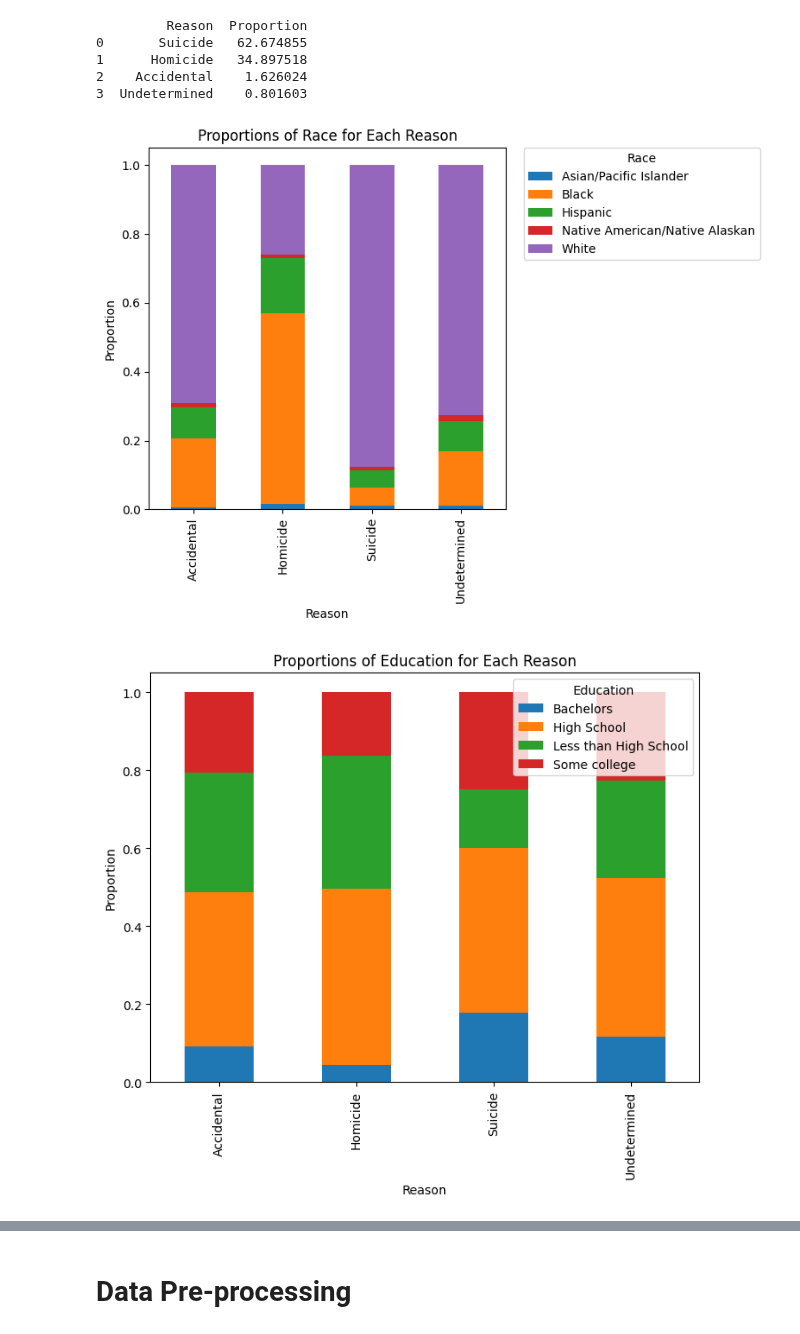
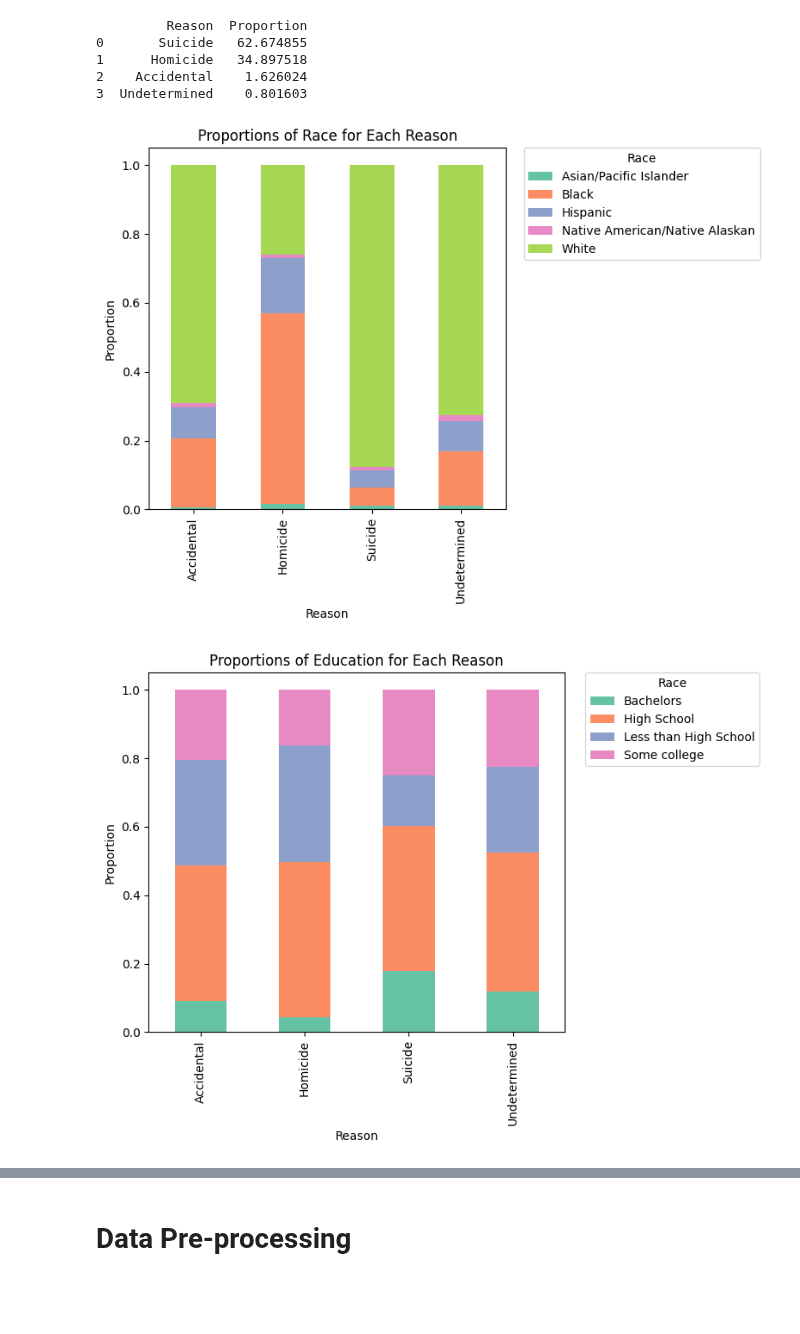
Before and after one commit to ahuang28/cs3244_final_project, a Jupyter notebook: code.ipynb, the cells around one changed output, grey strips where cells are left out. Cells and saved outputs as stored; diff of their text form; code cells hidden in the pictures; blank space fills up the shorter version.

Commit message:
updated plot

```diff
--- a/code.ipynb
+++ b/code.ipynb
@@ -111,36 +82,35 @@ print(proportion_table)
 2    Accidental    1.626024
 3  Undetermined    0.801603
 # %%
-crosstab = pd.crosstab(df['Reason'], df['Race'], normalize='index')
+crosstab = pd.crosstab(df_clean['Reason'], df_clean['Race'], normalize='index')
 
-# Plot the crosstab as a stacked bar chart
-ax = crosstab.plot(kind='bar', stacked=True, figsize=(8, 6))
+colors = sns.color_palette("Set2", n_colors=len(crosstab.columns))
+ax = crosstab.plot(kind='bar', stacked=True, figsize=(8, 6), color=colors)
 
-# Add labels and title
 plt.xlabel('Reason')
 plt.ylabel('Proportion')
 plt.title('Proportions of Race for Each Reason')
 
-# Adjust the legend to avoid overlap and move it outside of the plot
 plt.legend(title='Race', bbox_to_anchor=(1.05, 1), loc='upper left', borderaxespad=0.)
 
-# Optionally, adjust the layout so that everything fits without overlapping
 plt.tight_layout()
-
-# Show the plot
 plt.show()
 # %% [output]
-[figure, old version]
+[figure, new version]
 # %%
-crosstab = pd.crosstab(df['Reason'], df['Education'], normalize='index')
+crosstab = pd.crosstab(df_clean['Reason'], df_clean['Education'], normalize='index')
 
-crosstab.plot(kind='bar', stacked=True, figsize=(8, 6))
+colors = sns.color_palette("Set2", n_colors=len(crosstab.columns))
+ax = crosstab.plot(kind='bar', stacked=True, figsize=(8, 6), color=colors)
 
 plt.xlabel('Reason')
 plt.ylabel('Proportion')
 plt.title('Proportions of Education for Each Reason')
 
+plt.legend(title='Race', bbox_to_anchor=(1.05, 1), loc='upper left', borderaxespad=0.)
+
+plt.tight_layout()
 plt.show()
 # %% [output]
-[figure, old version]
+[figure, new version]
 # %%
```
Also changed, not shown: parts of 6 cells of this notebook.
